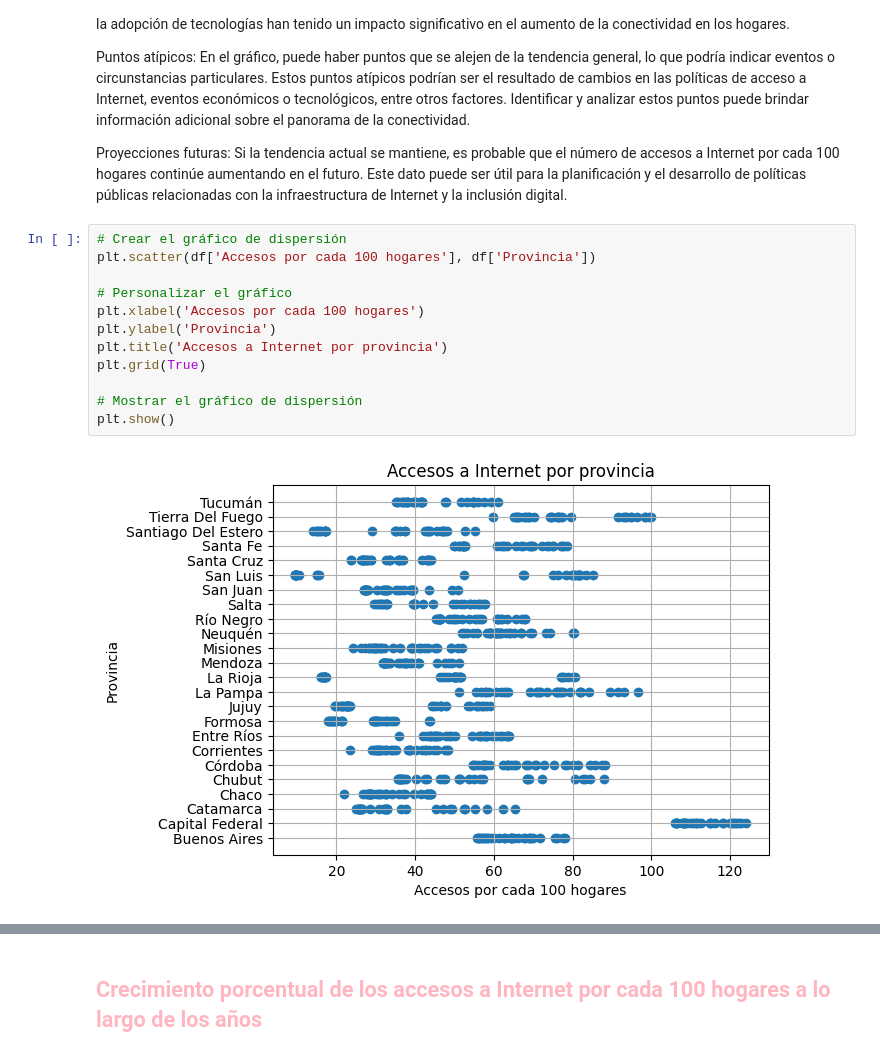
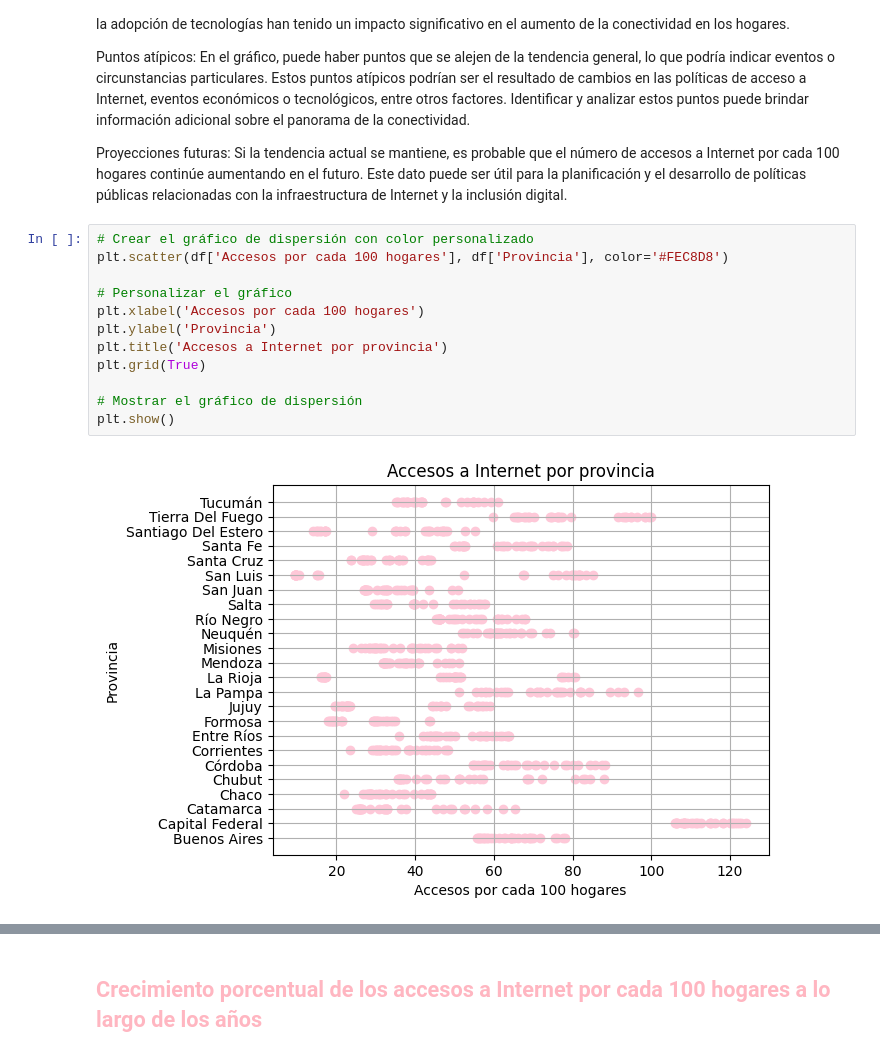
Before and after one commit to JorgeDataScientist/P_I_2_Telecomunicaciones, a Jupyter notebook: EDA.ipynb, the cells around one changed output, grey strips where cells are left out. Drawn from its saved outputs; the diff is of its cells as text.

```diff
--- a/EDA.ipynb
+++ b/EDA.ipynb
@@ -198,19 +218,19 @@ Puntos atípicos: En el gráfico, puede haber puntos que se alejen de la tendenc
 
 Proyecciones futuras: Si la tendencia actual se mantiene, es probable que el número de accesos a Internet por cada 100 hogares continúe aumentando en el futuro. Este dato puede ser útil para la planificación y el desarrollo de políticas públicas relacionadas con la infraestructura de Internet y la inclusión digital.
 # %%
-# Crear el gráfico de dispersión
-plt.scatter(df['Accesos por cada 100 hogares'], df['Provincia'])
+# Crear el gráfico de dispersión con color personalizado
+plt.scatter(df['Accesos por cada 100 hogares'], df['Provincia'], color='#FEC8D8')
 
 # Personalizar el gráfico
 plt.xlabel('Accesos por cada 100 hogares')
 plt.ylabel('Provincia')
 plt.title('Accesos a Internet por provincia')
 plt.grid(True)
 
 # Mostrar el gráfico de dispersión
 plt.show()
 # %% [output]
-[figure, old version]
+[figure, new version]
 # %%
 # Extraer los datos necesarios del DataFrame
 años = df['Año']
```
Also changed, not shown: parts of 7 cells of this notebook, 1 other file.
